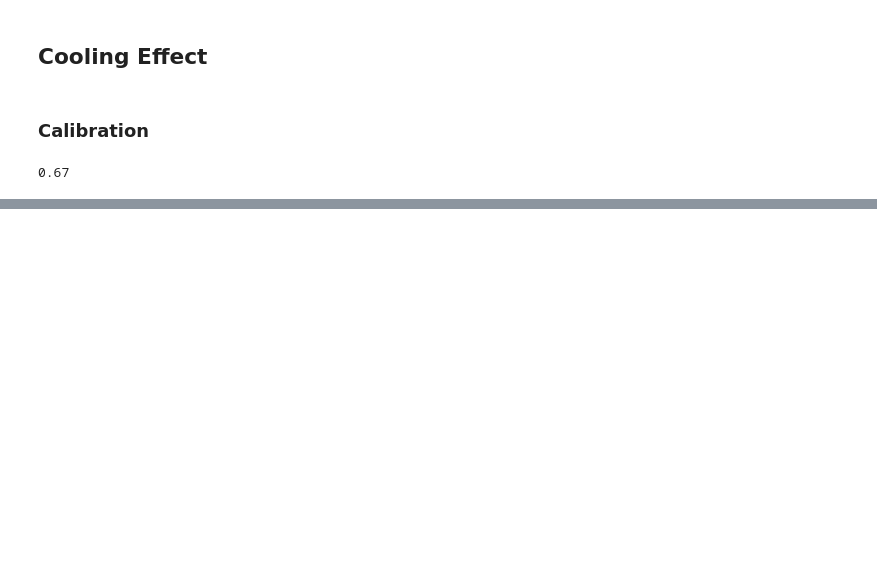
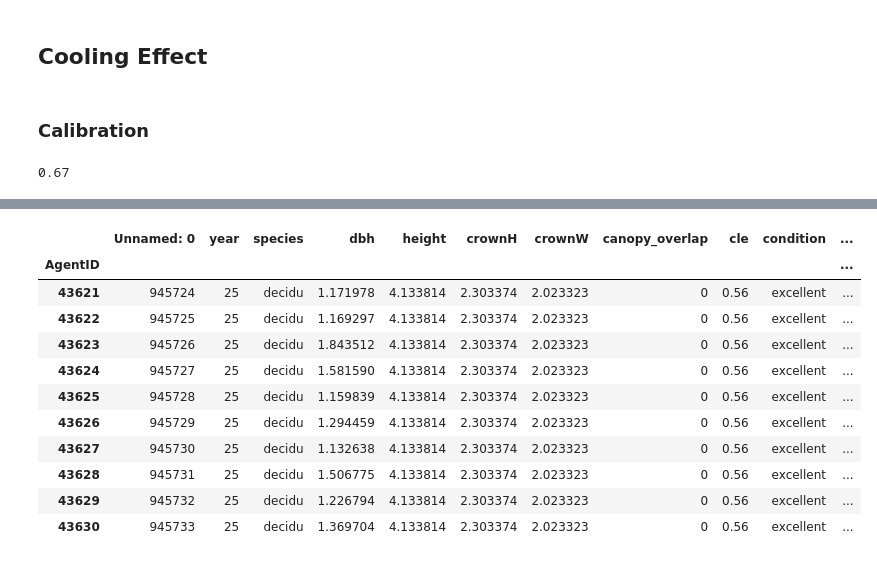
Before and after one commit to lucidmindsai/gus, a Jupyter notebook: notebooks/Cooling.ipynb, the cells around one changed output, grey strips where cells are left out. Cells and saved outputs as stored; diff of their text form; code cells hidden in the pictures; blank space fills up the shorter version.

```diff
--- a/notebooks/Cooling.ipynb
+++ b/notebooks/Cooling.ipynb
@@ -319,0 +338,19 @@ t_31.tail()
+# %%
+songpa_df = pd.read_csv("https://treesai-gus-public.s3.eu-west-3.amazonaws.com/inputs/songpa_yearly.csv")
+# songpa_df = pd.read_csv("songpa_yearly.csv")
+songpa_df.rename(columns={'Step': 'year'}, inplace=True)
+songpa_df.set_index("AgentID", inplace=True)
+songpa_df.tail(10)
+# %% [output]
+|  | Unnamed: 0 | year | species | dbh | height | crownH | crownW | canopy_overlap | cle | condition | ... |
+| AgentID |  |  |  |  |  |  |  |  |  |  | ... |
+| 43621 | 945724 | 25 | decidu | 1.171978 | 4.133814 | 2.303374 | 2.023323 | 0 | 0.56 | excellent | ... |
+| 43622 | 945725 | 25 | decidu | 1.169297 | 4.133814 | 2.303374 | 2.023323 | 0 | 0.56 | excellent | ... |
+| 43623 | 945726 | 25 | decidu | 1.843512 | 4.133814 | 2.303374 | 2.023323 | 0 | 0.56 | excellent | ... |
+| 43624 | 945727 | 25 | decidu | 1.581590 | 4.133814 | 2.303374 | 2.023323 | 0 | 0.56 | excellent | ... |
+| 43625 | 945728 | 25 | decidu | 1.159839 | 4.133814 | 2.303374 | 2.023323 | 0 | 0.56 | excellent | ... |
+| 43626 | 945729 | 25 | decidu | 1.294459 | 4.133814 | 2.303374 | 2.023323 | 0 | 0.56 | excellent | ... |
+| 43627 | 945730 | 25 | decidu | 1.132638 | 4.133814 | 2.303374 | 2.023323 | 0 | 0.56 | excellent | ... |
+| 43628 | 945731 | 25 | decidu | 1.506775 | 4.133814 | 2.303374 | 2.023323 | 0 | 0.56 | excellent | ... |
+| 43629 | 945732 | 25 | decidu | 1.226794 | 4.133814 | 2.303374 | 2.023323 | 0 | 0.56 | excellent | ... |
+| 43630 | 945733 | 25 | decidu | 1.369704 | 4.133814 | 2.303374 | 2.023323 | 0 | 0.56 | excellent | ... |
```
Also changed, not shown: parts of 8 cells of this notebook, 2 other files.
